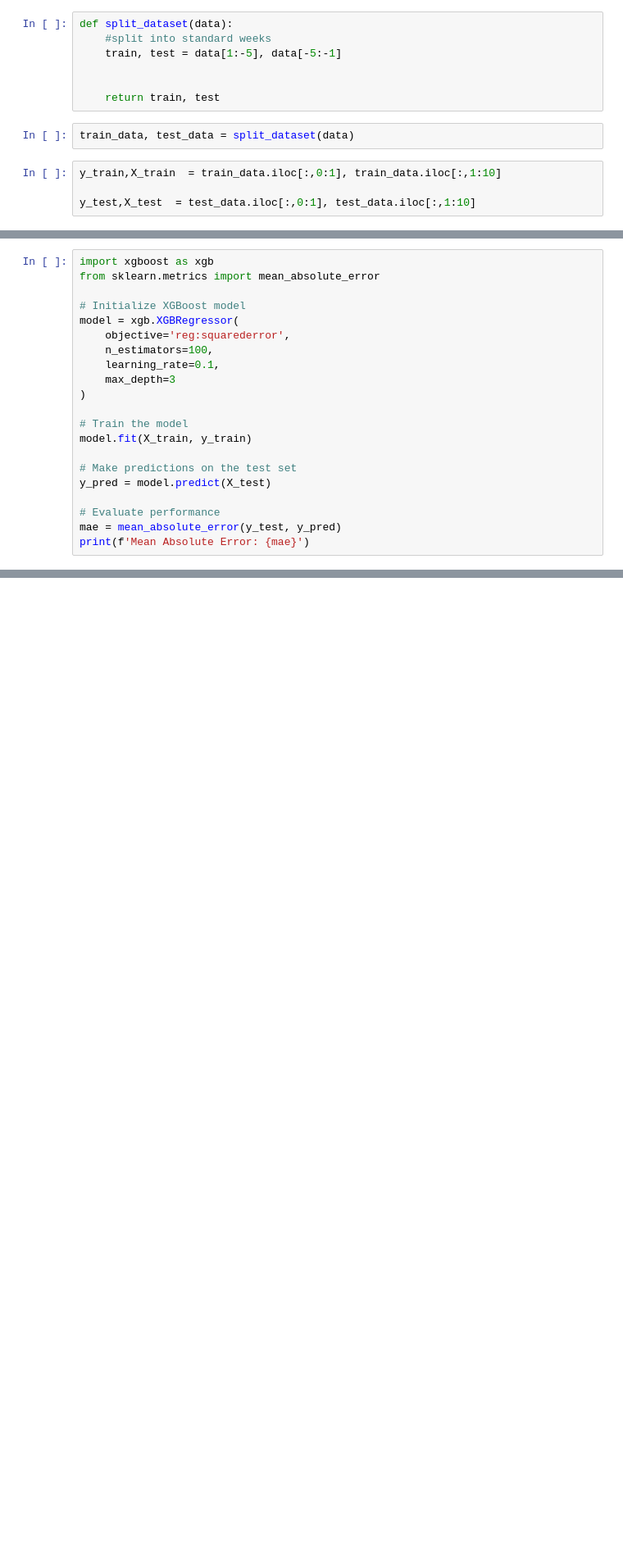
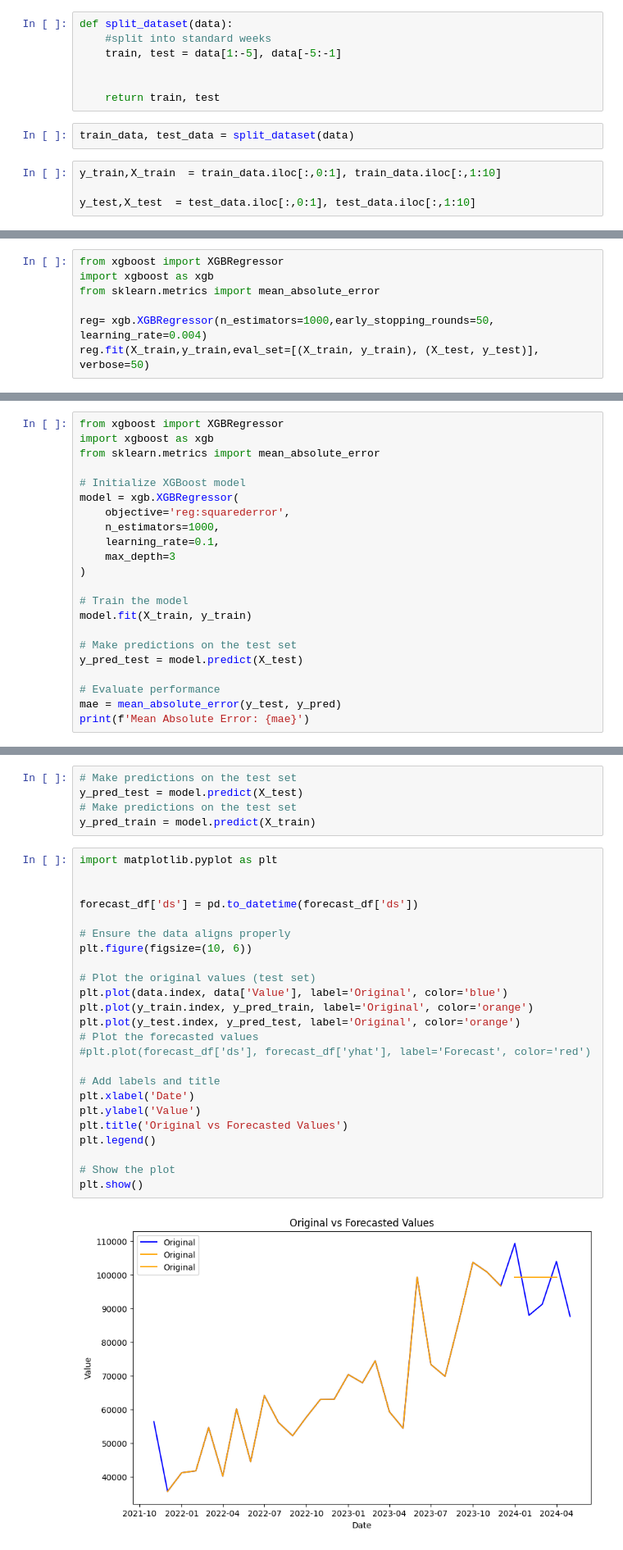
Before and after one commit to SpaceMercury/LauzHawkathon, a Jupyter notebook: notebooks/Preprocessing.ipynb, the cells around one changed output, grey strips where cells are left out. Shown at 82% size. Saved outputs shown, nothing was run; the diff lists cells and outputs as text; blank space fills up the shorter version.

```diff
--- a/notebooks/Preprocessing.ipynb
+++ b/notebooks/Preprocessing.ipynb
@@ -80,0 +96,7 @@ y_test,X_test  = test_data.iloc[:,0:1], test_data.iloc[:,1:10]
+# %%
+from xgboost import XGBRegressor
+import xgboost as xgb
+from sklearn.metrics import mean_absolute_error
+
+reg= xgb.XGBRegressor(n_estimators=1000,early_stopping_rounds=50, learning_rate=0.004)
+reg.fit(X_train,y_train,eval_set=[(X_train, y_train), (X_test, y_test)],  verbose=50)
@@ -81,11 +142,12 @@ y_test,X_test  = test_data.iloc[:,0:1], test_data.iloc[:,1:10]
 # %%
+from xgboost import XGBRegressor
 import xgboost as xgb
 from sklearn.metrics import mean_absolute_error
 
 # Initialize XGBoost model
 model = xgb.XGBRegressor(
     objective='reg:squarederror',
-    n_estimators=100,
+    n_estimators=1000,
     learning_rate=0.1,
     max_depth=3
 )
@@ -94,7 +156,7 @@ model = xgb.XGBRegressor(
 model.fit(X_train, y_train)
 
 # Make predictions on the test set
-y_pred = model.predict(X_test)
+y_pred_test = model.predict(X_test)
 
 # Evaluate performance
 mae = mean_absolute_error(y_test, y_pred)
@@ -101,0 +212,31 @@ print(f'Mean Absolute Error: {mae}')
+# %%
+# Make predictions on the test set
+y_pred_test = model.predict(X_test)
+# Make predictions on the test set
+y_pred_train = model.predict(X_train)
+# %%
+import matplotlib.pyplot as plt
+
+
+forecast_df['ds'] = pd.to_datetime(forecast_df['ds'])
+
+# Ensure the data aligns properly
+plt.figure(figsize=(10, 6))
+
+# Plot the original values (test set)
+plt.plot(data.index, data['Value'], label='Original', color='blue')
+plt.plot(y_train.index, y_pred_train, label='Original', color='orange')
+plt.plot(y_test.index, y_pred_test, label='Original', color='orange')
+# Plot the forecasted values
+#plt.plot(forecast_df['ds'], forecast_df['yhat'], label='Forecast', color='red')
+
+# Add labels and title
+plt.xlabel('Date')
+plt.ylabel('Value')
+plt.title('Original vs Forecasted Values')
+plt.legend()
+
+# Show the plot
+plt.show()
+# %% [output]
+[figure, added]
```
Also changed, not shown: parts of 7 cells of this notebook, 3 other files.
